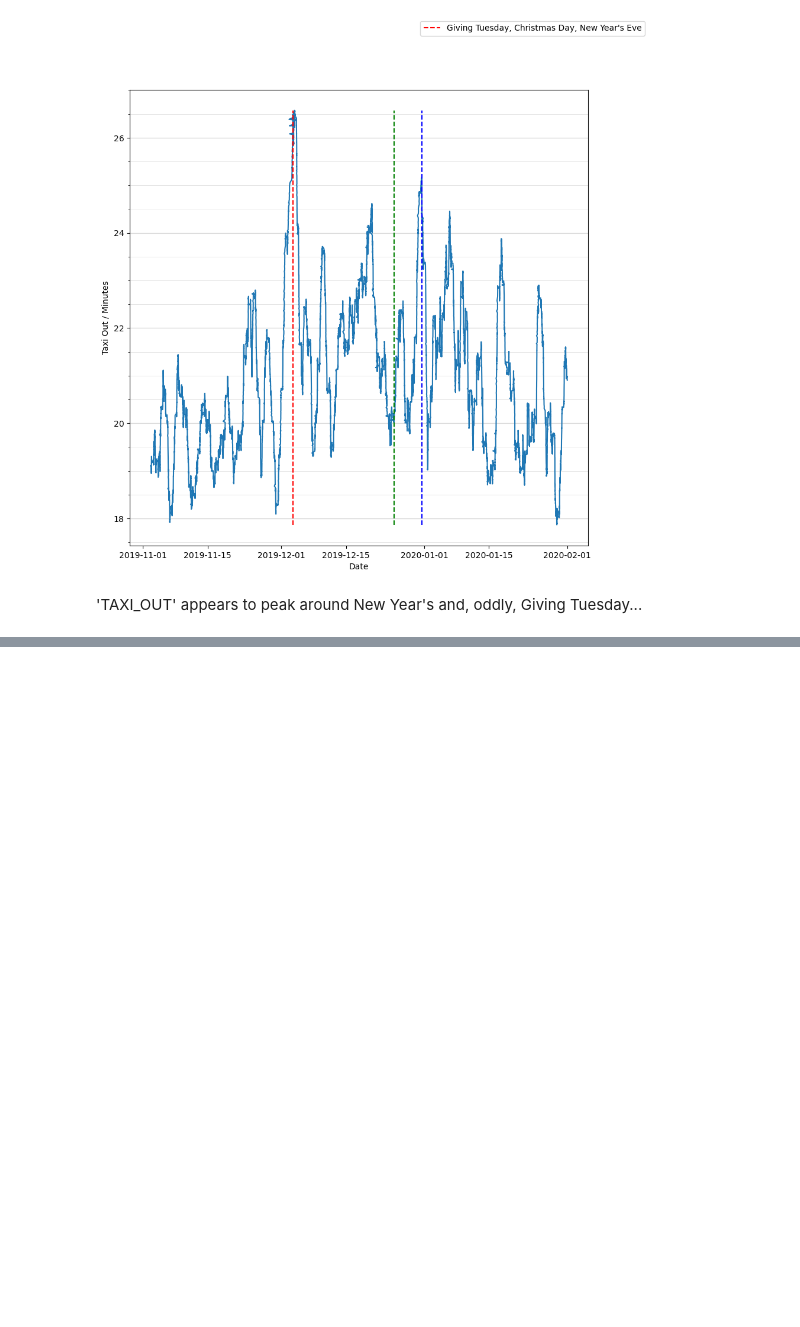
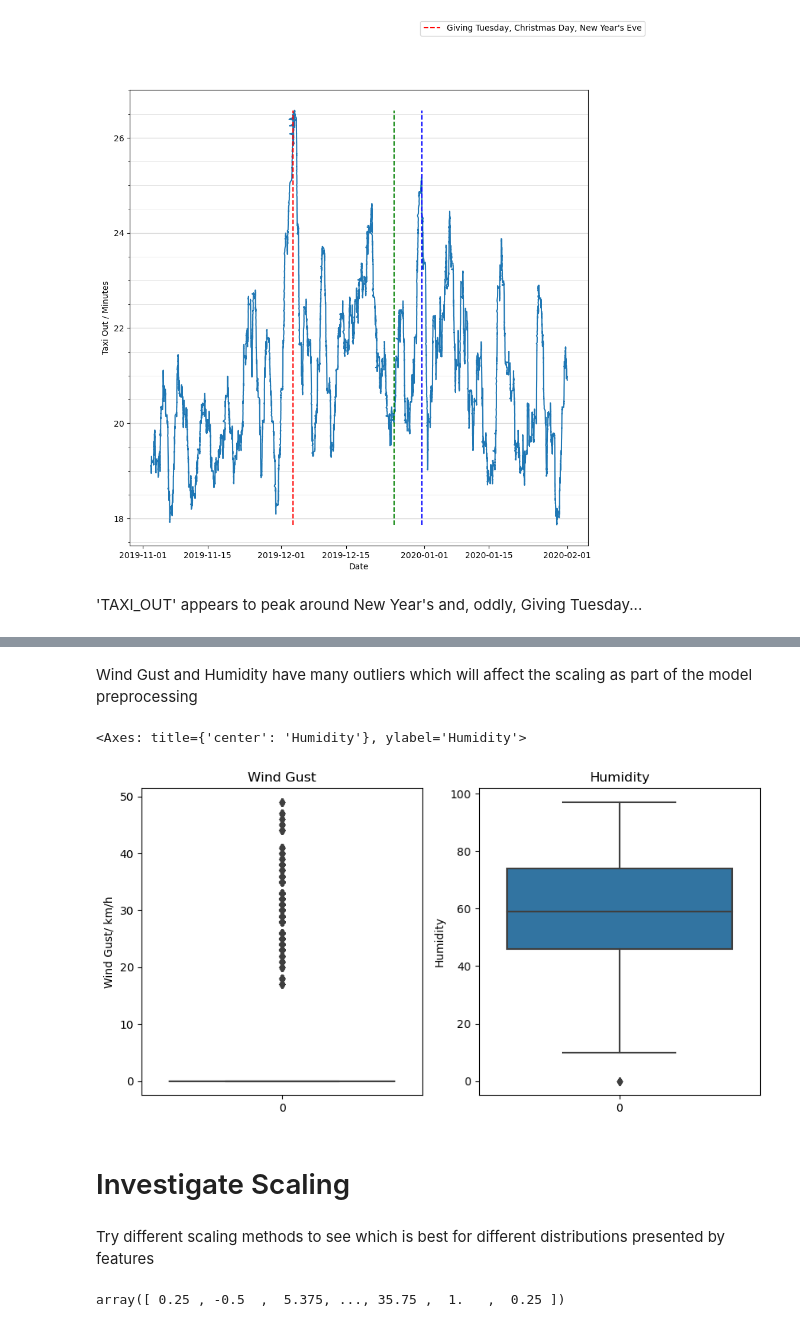
Before and after one commit to ADPriceless/TDA_Assignment_TaxiTime, a Jupyter notebook: exploration.ipynb, the cells around one changed output, grey strips where cells are left out. Drawn from its saved outputs; the diff is of its cells as text; code cells hidden in the pictures; blank space fills up the shorter version.

```diff
--- a/exploration.ipynb
+++ b/exploration.ipynb
@@ -395,0 +406,20 @@ ax.grid(visible=True, axis='y', which='minor', linewidth=0.5, alpha=0.5)
+# %% [markdown]
+Wind Gust and Humidity have many outliers which will affect the scaling as part of the model preprocessing
+# %%
+fig = plt.figure(figsize=(10, 5))
+ax = fig.add_subplot(121)
+ax.set_ylabel('Wind Gust/ km/h')
+ax.set_title('Wind Gust')
+sns.boxplot(df_takeoff['Wind Gust'])
+
+ax1 = fig.add_subplot(122)
+ax1.set_ylabel('Humidity')
+ax1.set_title('Humidity')
+sns.boxplot(df_takeoff['Humidity'])
+# %% [output]
+<Axes: title={'center': 'Humidity'}, ylabel='Humidity'>
+[figure, added]
+# %% [markdown]
+# Investigate Scaling
+# %% [markdown]
+Try different scaling methods to see which is best for different distributions presented by features
@@ -395,0 +445,4 @@ ax.grid(visible=True, axis='y', which='minor', linewidth=0.5, alpha=0.5)
+# %%
+scaled_features[0][:,0]
+# %% [output]
+array([ 0.25 , -0.5  ,  5.375, ..., 35.75 ,  1.   ,  0.25 ])
```
Also changed, not shown: parts of 5 cells of this notebook.
